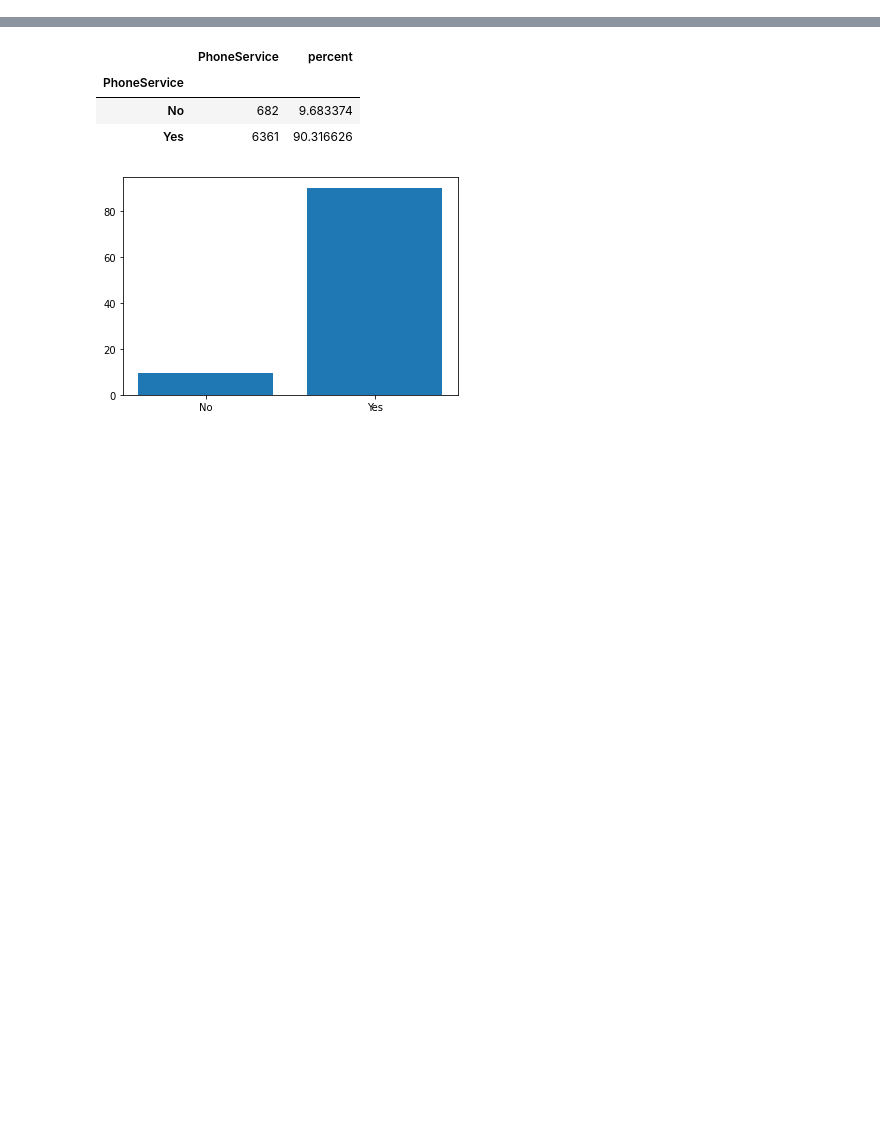
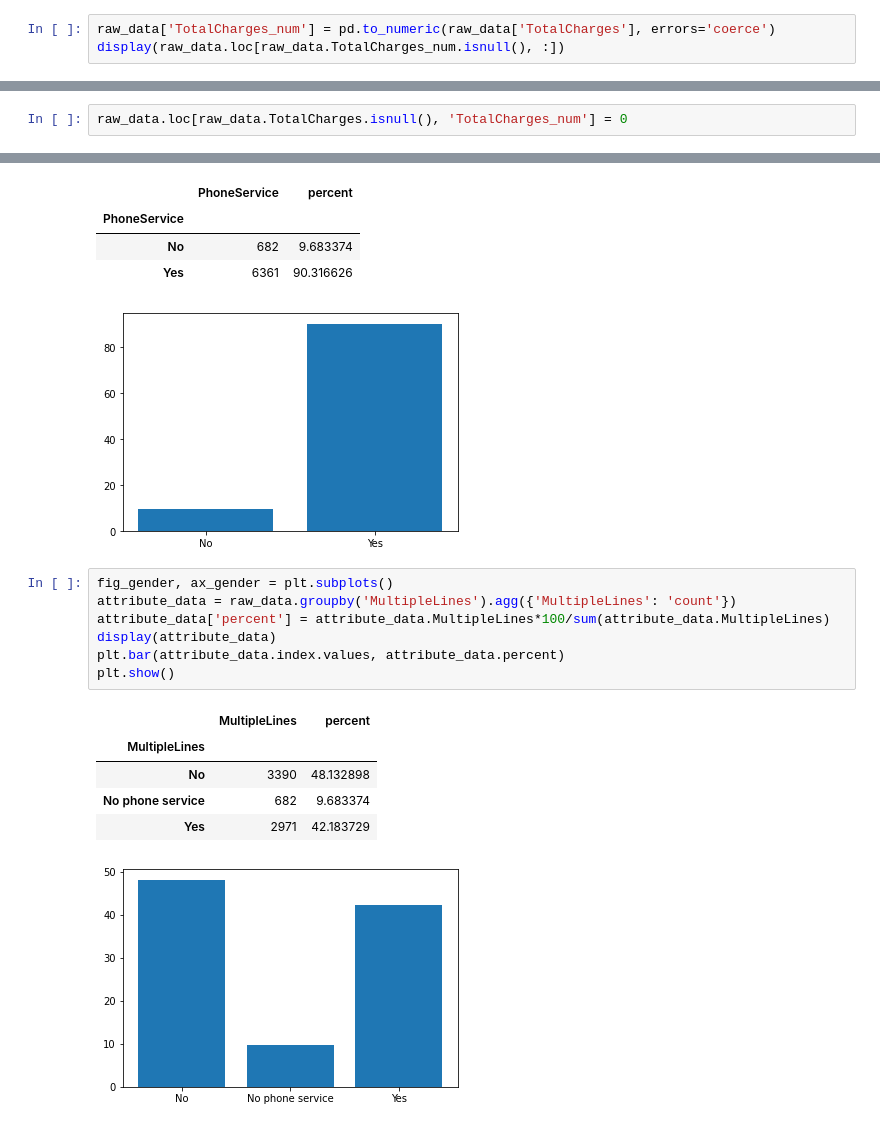
Before and after one commit to arcarrion/churn_prediction, a Jupyter notebook: notebooks/01_exploratory_analysis.ipynb, the cells around one changed output, grey strips where cells are left out. Drawn from its saved outputs; the diff is of its cells as text; blank space fills up the shorter version.

Commit message:
Finish first histograms

```diff
--- a/notebooks/01_exploratory_analysis.ipynb
+++ b/notebooks/01_exploratory_analysis.ipynb
@@ -67,3 +67,6 @@ dtype: object
  array(['29.85', '1889.5', '108.15', ..., '346.45', '306.6', '6844.5'],
        dtype=object),
  array(['No', 'Yes'], dtype=object)]
+# %%
+raw_data['TotalCharges_num'] = pd.to_numeric(raw_data['TotalCharges'], errors='coerce')
+display(raw_data.loc[raw_data.TotalCharges_num.isnull(), :])
@@ -70,3 +86,5 @@ dtype: object
+# %%
+raw_data.loc[raw_data.TotalCharges.isnull(), 'TotalCharges_num'] = 0
 # %%
 fig_gender, ax_gender = plt.subplots()
 gender_data = raw_data.groupby('gender').agg({'gender': 'count'})
@@ -158,3 +176,17 @@ plt.show()
 | No | 682 | 9.683374 |
 | Yes | 6361 | 90.316626 |
 [figure]
+# %%
+fig_gender, ax_gender = plt.subplots()
+attribute_data = raw_data.groupby('MultipleLines').agg({'MultipleLines': 'count'})
+attribute_data['percent'] = attribute_data.MultipleLines*100/sum(attribute_data.MultipleLines)
+display(attribute_data)
+plt.bar(attribute_data.index.values, attribute_data.percent)
+plt.show()
+# %% [output]
+|  | MultipleLines | percent |
+| MultipleLines |  |  |
+| No | 3390 | 48.132898 |
+| No phone service | 682 | 9.683374 |
+| Yes | 2971 | 42.183729 |
+[figure, added]
```
Also changed, not shown: parts of 13 cells of this notebook.
